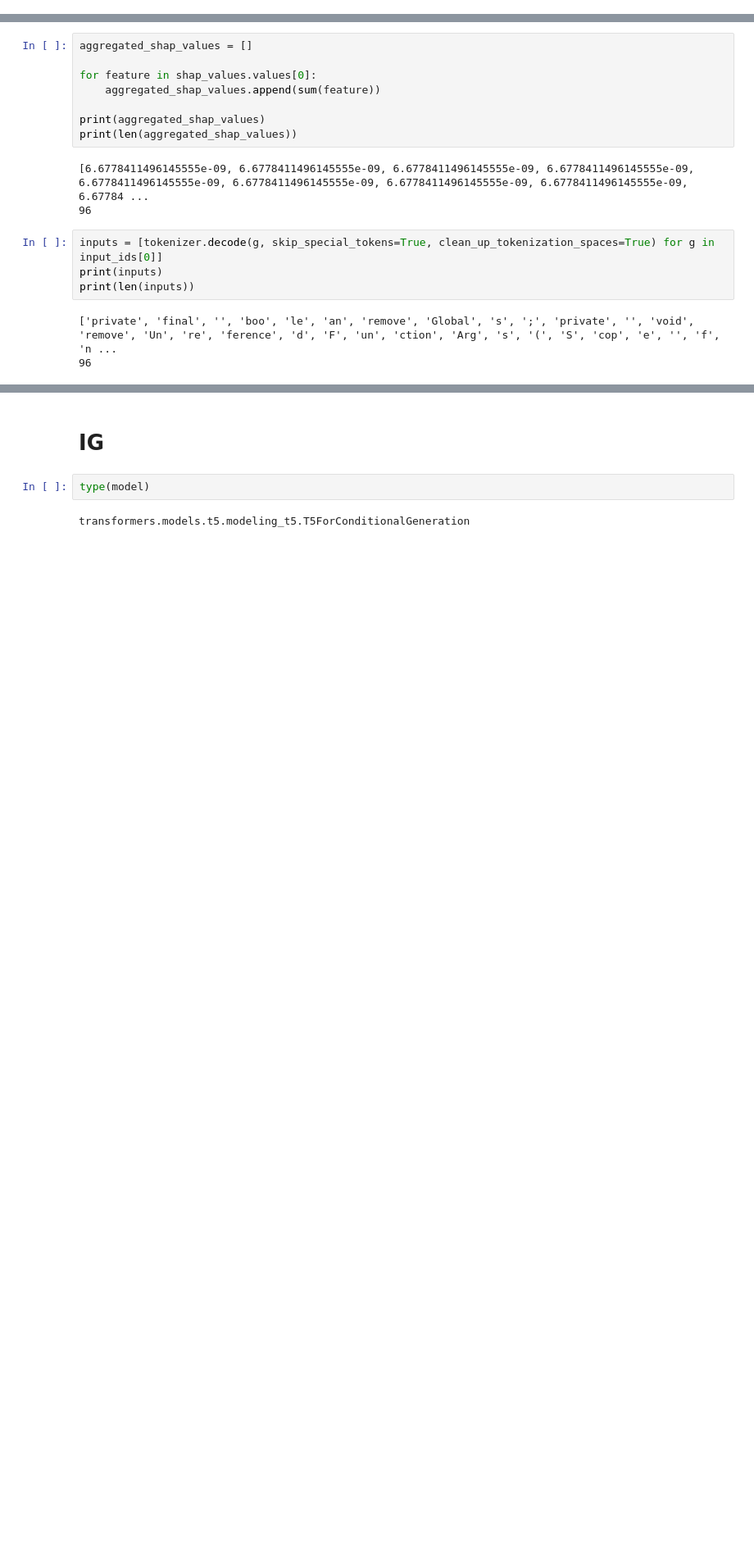
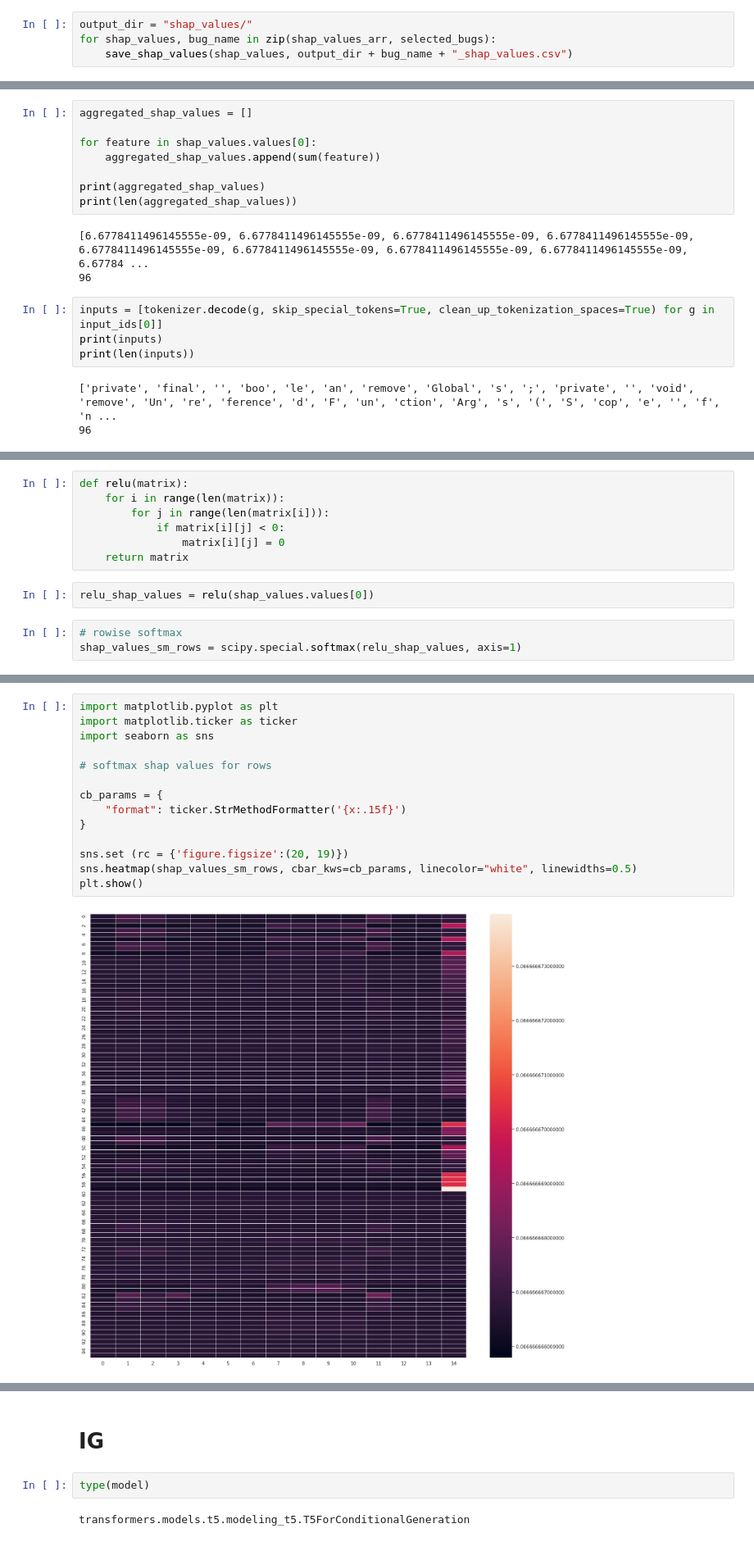
Before and after one commit to nimanthadilz/RewardRepair, a Jupyter notebook: rewardrepair.ipynb, the cells around one changed output, grey strips where cells are left out. Shown at 82% size. Drawn from its saved outputs; the diff is of its cells as text; blank space fills up the shorter version.

Commit message:
Save notebook

```diff
--- a/rewardrepair.ipynb
+++ b/rewardrepair.ipynb
@@ -122,0 +158,4 @@ print(shap_values.values[0])
+# %%
+output_dir = "shap_values/"
+for shap_values, bug_name in zip(shap_values_arr, selected_bugs):
+    save_shap_values(shap_values, output_dir + bug_name + "_shap_values.csv")
@@ -140,0 +198,12 @@ print(len(inputs))
+# %%
+def relu(matrix):
+    for i in range(len(matrix)):
+        for j in range(len(matrix[i])):
+            if matrix[i][j] < 0:
+                matrix[i][j] = 0
+    return matrix
+# %%
+relu_shap_values = relu(shap_values.values[0])
+# %%
+# rowise softmax
+shap_values_sm_rows = scipy.special.softmax(relu_shap_values, axis=1)
@@ -140,0 +218,16 @@ print(len(inputs))
+# %%
+import matplotlib.pyplot as plt
+import matplotlib.ticker as ticker
+import seaborn as sns
+
+# softmax shap values for rows
+
+cb_params = {
+    "format": ticker.StrMethodFormatter('{x:.15f}')
+}
+
+sns.set (rc = {'figure.figsize':(20, 19)})
+sns.heatmap(shap_values_sm_rows, cbar_kws=cb_params, linecolor="white", linewidths=0.5)
+plt.show()
+# %% [output]
+[figure, added]
```
Also changed, not shown: parts of 31 cells of this notebook.
